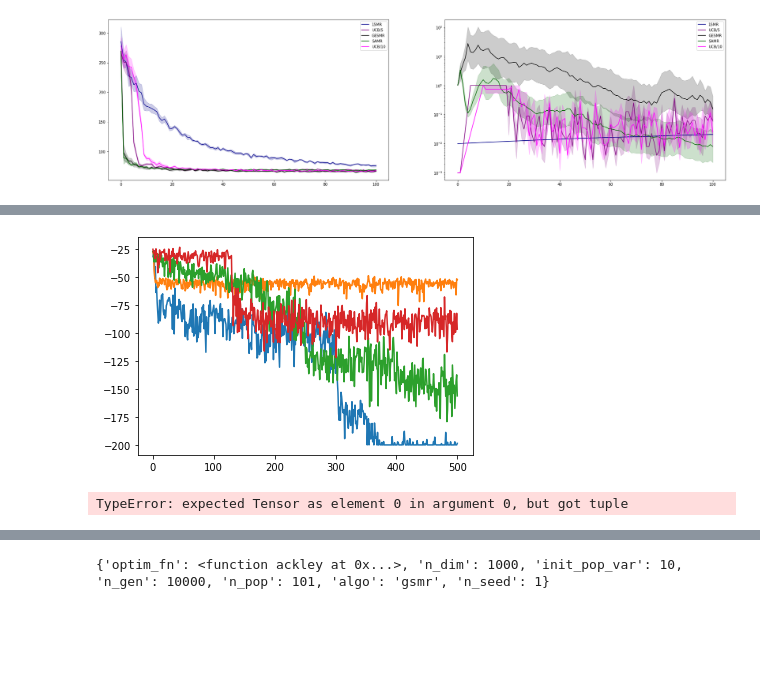
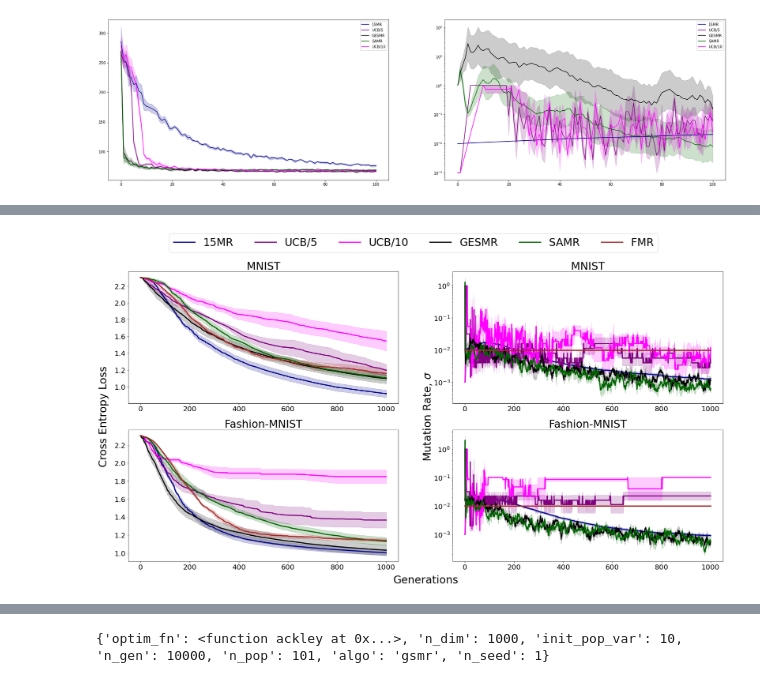
Before and after one commit to akarshkumar0101/evolved-neuroevolution, a Jupyter notebook: paper_nn.ipynb, the cells around one changed output, grey strips where cells are left out. Cells and saved outputs as stored; diff of their text form; code cells hidden in the pictures; blank space fills up the shorter version.

Commit message:
mnist and rl graphs

```diff
--- a/paper_nn.ipynb
+++ b/paper_nn.ipynb
@@ -312,13 +39,0 @@ import matplotlib.pyplot as plt
-# %%
-for seed in [0,1,2, 3]:
-    data = torch.load(f'/work/08258/akumar01/maverick2/evolved-neuroevolution/data/cartpole/data_gsmr_{seed}.pt')
-    plt.plot(data['fits'].min(dim=-1).values)
-# %% [output]
-[figure, removed]
-# %%
-for algo_i, algo in enumerate(algos_test):
-    a = torch.stack(data).reshape(1, len(algos_test), -1)[:, algo_i, :]
-    viz.plot_mean_std(a, algo2label[algo], algo2color[algo])
-    print(a.shape)
-# %% [output]
-TypeError: expected Tensor as element 0 in argument 0, but got tuple
@@ -327,0 +40,16 @@ TypeError: expected Tensor as element 0 in argument 0, but got tuple
+# %%
+
+data = {}
+for task in ['mnist', 'fmnist', 'cartpole', 'pendulum', 'acrobot', 'mountain']:
+    data[task] = {}
+#     algos_render = subtract_list(algos_normal, ['1cmr'])
+    algos_render = ['15mr', 'ucb_5', 'ucb_10', 'gsmr', 'nsmr', 'fmr']
+    for algo in tqdm(algos_render):
+        data[task][algo] = {'fits': [], 'mrs': []}
+        for seed in range(5):
+            config = torch.load(f'/work/08258/akumar01/maverick2/evolved-neuroevolution/data/{task}/config_{algo}_{seed}.pt')
+            d = torch.load(f'/work/08258/akumar01/maverick2/evolved-neuroevolution/data/{task}/data_{algo}_{seed}.pt')
+            data[task][algo]['fits'].append(d['fits'])
+            data[task][algo]['mrs'].append(d['mrs'])
+        data[task][algo]['fits'] = torch.stack(data[task][algo]['fits'])
+        data[task][algo]['mrs'] = torch.stack(data[task][algo]['mrs'])
@@ -327,0 +65,31 @@ TypeError: expected Tensor as element 0 in argument 0, but got tuple
+# %%
+fig, axs = plt.subplots(2, 2, figsize=(30,15))
+ax = fig.add_subplot(1, 2, 1); viz.empty_ax(ax)
+plt.ylabel('Cross Entropy Loss', fontsize=30, labelpad=35)
+ax = fig.add_subplot(1, 2, 2); viz.empty_ax(ax)
+plt.ylabel('Mutation Rate, $\sigma$', fontsize=30, labelpad=35)
+ax = fig.add_subplot(1, 1, 1); viz.empty_ax(ax)
+plt.xlabel('Generations', fontsize=30, labelpad=25)
+
+for taski, task in enumerate(['mnist', 'fmnist']):
+    for algo in algos_render:
+        plt.sca(axs[taski, 0])
+        plt.title(f'{task2label[task]}', fontsize=30)
+        viz.plot_mean_std(data[task][algo]['fits'], c=algo2color[algo], name=algo2label[algo],
+                          render_plots=False, use_std_error=True, linewidth=3)
+        plt.legend().remove()
+        plt.xticks(fontsize=20); plt.yticks(fontsize=20)
+        plt.sca(axs[taski, 1])
+        plt.title(f'{task2label[task]}', fontsize=30)
+        viz.plot_mean_std(data[task][algo]['mrs'], c=algo2color[algo], name=algo2label[algo], logscale=True,
+                          render_plots=False, use_std_error=True, linewidth=3)
+        handles, labels = plt.gca().get_legend_handles_labels()
+        plt.legend().remove()
+        plt.xticks(fontsize=20); plt.yticks(fontsize=20)
+
+ax.legend(handles, labels, fontsize=30, ncol=6, bbox_to_anchor=(.9, 1.15))
+
+
+plt.savefig('results/fits_mrs_mnist.png', dpi=300, bbox_inches='tight')
+# %% [output]
+[figure, added]
```
Also changed, not shown: parts of 22 cells of this notebook, 3 other files.
